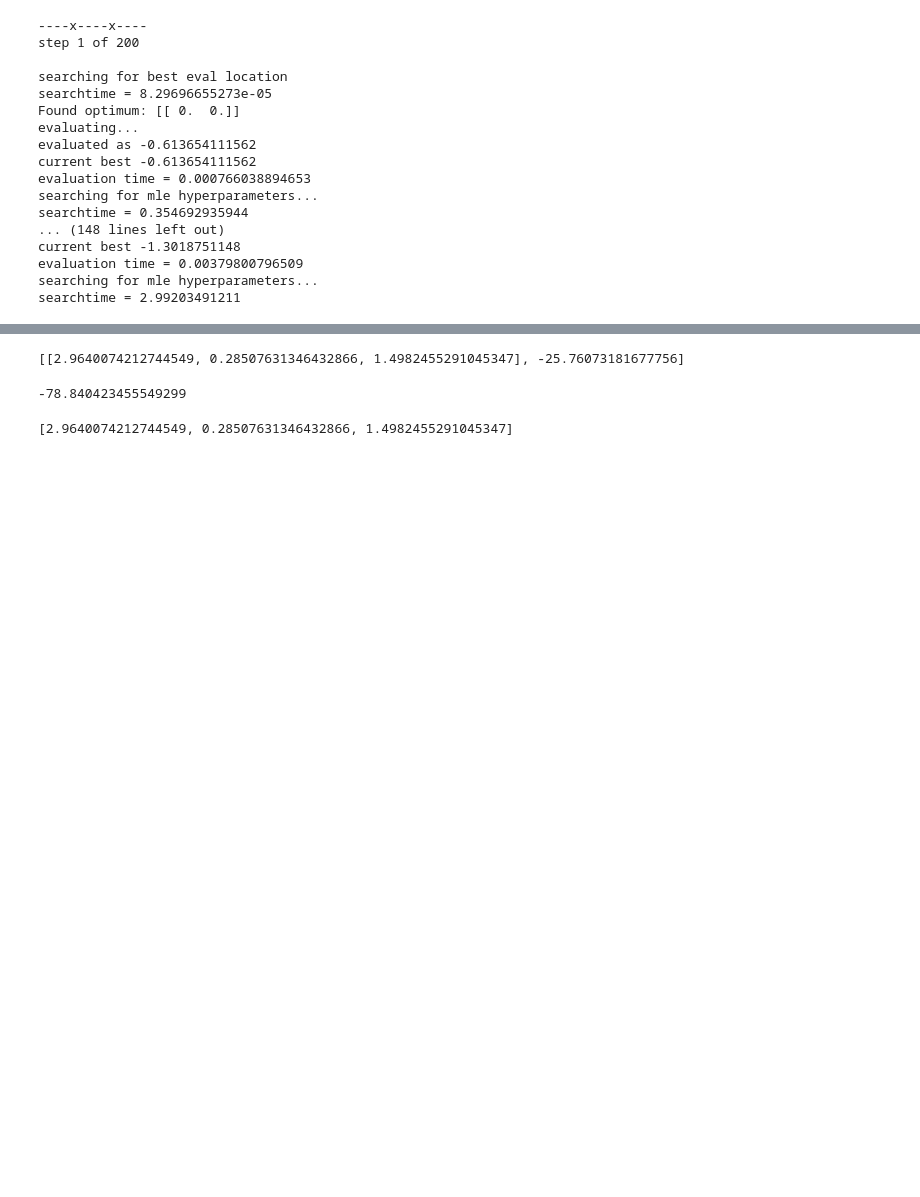
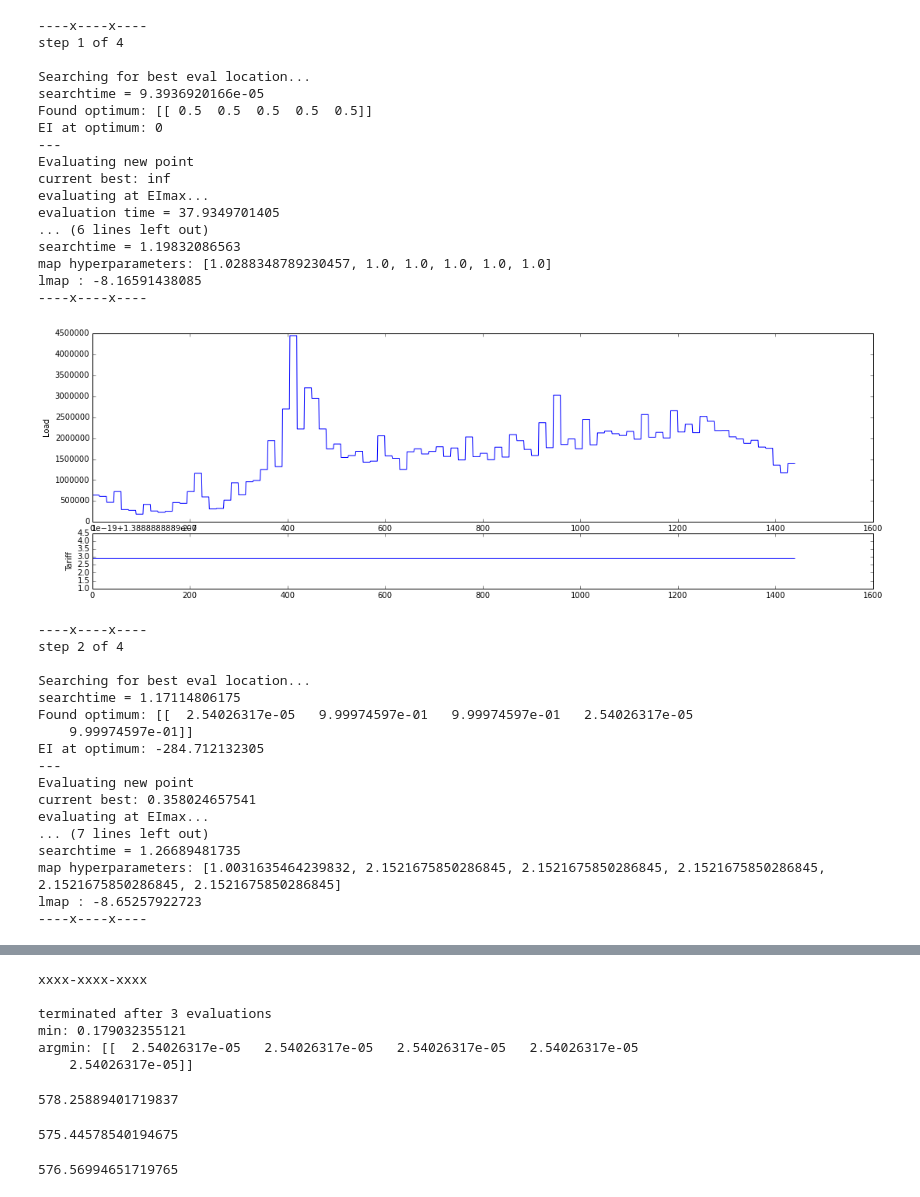
Before and after one commit to markm541374/tariffset, a Jupyter notebook: GPGO.ipynb, the cells around one changed output, grey strips where cells are left out. Saved outputs shown, nothing was run; the diff lists cells and outputs as text; code cells hidden in the pictures; blank space fills up the shorter version.

Commit message:
working hyperparameter oreopt after each evaluation

```diff
--- a/GPGO.ipynb
+++ b/GPGO.ipynb
@@ -43,28 +40,46 @@ plt.contour(xaxis,yaxis,Cgrid,r)
 # %%
 
 import tariffopt as TO
-#e=TO.experiment([kf],["ts0.txt","ts1.txt","ts2.txt"],[1,1,1,1,1],[0,0,0,0,0],TO.gen_3interp_tariff,TO.load_cost_abflatness)
-e=TO.testopt(gen_sqexp_k,[1,1,1],ob,[2,2],[-2,-2])
+e=TO.experiment(gen_sqexp_k,[1,1,1,1,1,1,1],[[0,1],[0,1],[0,1],[0,1],[0,1],[0,1],[0,1]],["ts0.txt"],[1,1,1,1,1,1],[0,0,0,0,0,0],TO.gen_3interp_tariff,TO.load_cost_abflatness)
+#e=TO.testopt(gen_sqexp_k,[1,1,1],[[0,1],[0,1],[0,1]],ob,[2,2],[-2,-2])
 #e.loadtrace('spares_81/abtrace.txt')
 # %%
 
-e.stepn(200)
+e.stepn(4)
 e.savetrace('trace.txt')
 # %% [output]
 ----x----x----
-step 1 of 200
+step 1 of 4
 
-searching for best eval location
-searchtime = 8.29696655273e-05
-Found optimum: [[ 0.  0.]]
-evaluating...
-evaluated as -0.613654111562
-current best -0.613654111562
-evaluation time = 0.000766038894653
-searching for mle hyperparameters...
-searchtime = 0.354692935944
-... (148 lines left out)
-current best -1.3018751148
-evaluation time = 0.00379800796509
-searching for mle hyperparameters...
-searchtime = 2.99203491211
+Searching for best eval location...
+searchtime = 9.3936920166e-05
+Found optimum: [[ 0.5  0.5  0.5  0.5  0.5]]
+EI at optimum: 0
+---
+Evaluating new point
+current best: inf
+evaluating at EImax...
+evaluation time = 37.9349701405
+... (6 lines left out)
+searchtime = 1.19832086563
+map hyperparameters: [1.0288348789230457, 1.0, 1.0, 1.0, 1.0, 1.0]
+lmap : -8.16591438085
+----x----x----
+[figure, added]
+----x----x----
+step 2 of 4
+
+Searching for best eval location...
+searchtime = 1.17114806175
+Found optimum: [[  2.54026317e-05   9.99974597e-01   9.99974597e-01   2.54026317e-05
+    9.99974597e-01]]
+EI at optimum: -284.712132305
+---
+Evaluating new point
+current best: 0.358024657541
+evaluating at EImax...
+... (7 lines left out)
+searchtime = 1.26689481735
+map hyperparameters: [1.0031635464239832, 2.1521675850286845, 2.1521675850286845, 2.1521675850286845, 2.1521675850286845, 2.1521675850286845]
+lmap : -8.65257922723
+----x----x----
@@ -71,3 +123,9 @@ searchtime = 2.99203491211
+xxxx-xxxx-xxxx
+
+terminated after 3 evaluations
+min: 0.179032355121
+argmin: [[  2.54026317e-05   2.54026317e-05   2.54026317e-05   2.54026317e-05
+    2.54026317e-05]]
 # %%
 
 #for i in range(200):
@@ -76,5 +133,0 @@ e.G.loadtrace('tmp.txt')
-# %%
-x=e.G.search_hyper()
-print x
-# %% [output]
-[[2.9640074212744549, 0.28507631346432866, 1.4982455291045347], -25.76073181677756]
@@ -81,8 +136,12 @@ print x
 # %%
-e.G.eval_kernel_llk(e.G.KF_gen([2,0.6,1.0]))
+e.G.eval_kernel_llk(e.G.KF_gen([2.1612503441912398, 0.76696167449335606, 1.595944677276127]))
 # %% [output]
--78.840423455549299
+578.25889401719837
+# %%
+e.G.eval_kernel_llk(e.G.KF_gen([1.2, 0.76696167449335606, 1.595944677276127]))
+# %% [output]
+575.44578540194675
 # %%
-e.G.eval_kernel_llk(e.G.KF_gen([1,0.3,1.3]))
+e.G.eval_kernel_llk(e.G.KF_gen([1.2,0.7, 1.3]))
 # %% [output]
-[2.9640074212744549, 0.28507631346432866, 1.4982455291045347]
+576.56994651719765
```
Also changed, not shown: parts of 6 cells of this notebook, 3 other files.
